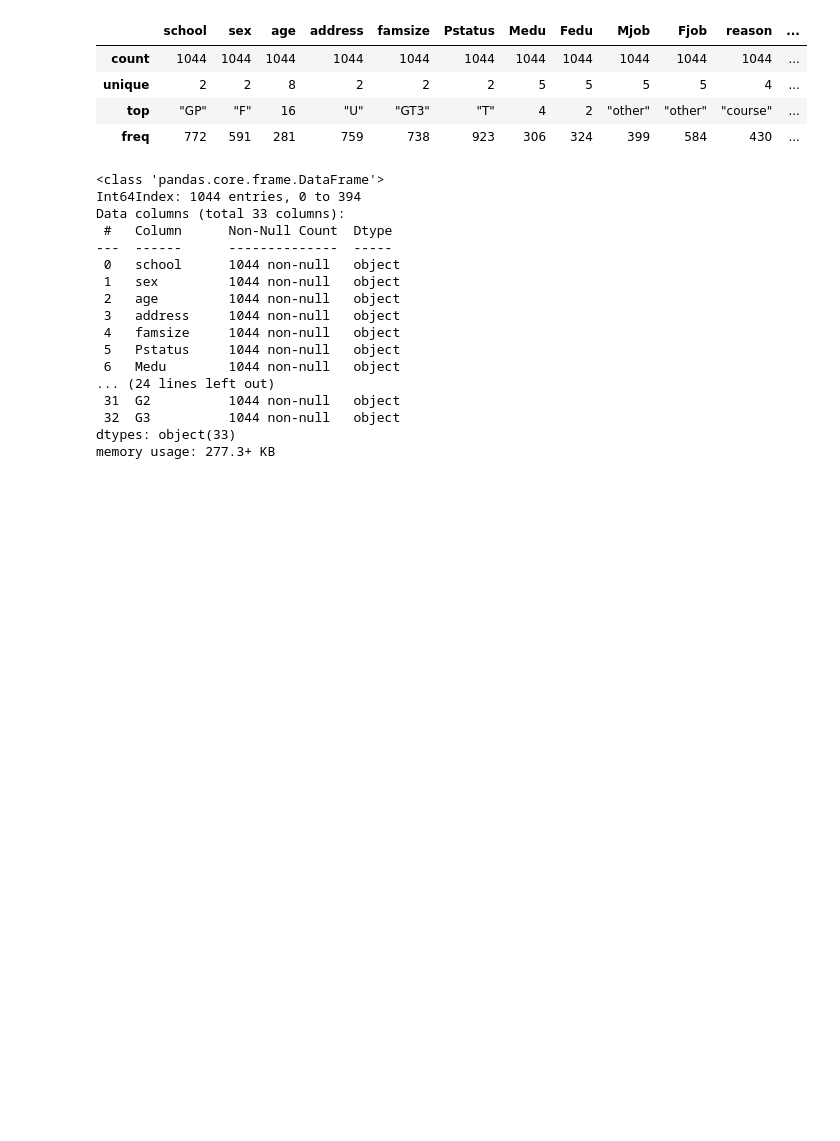
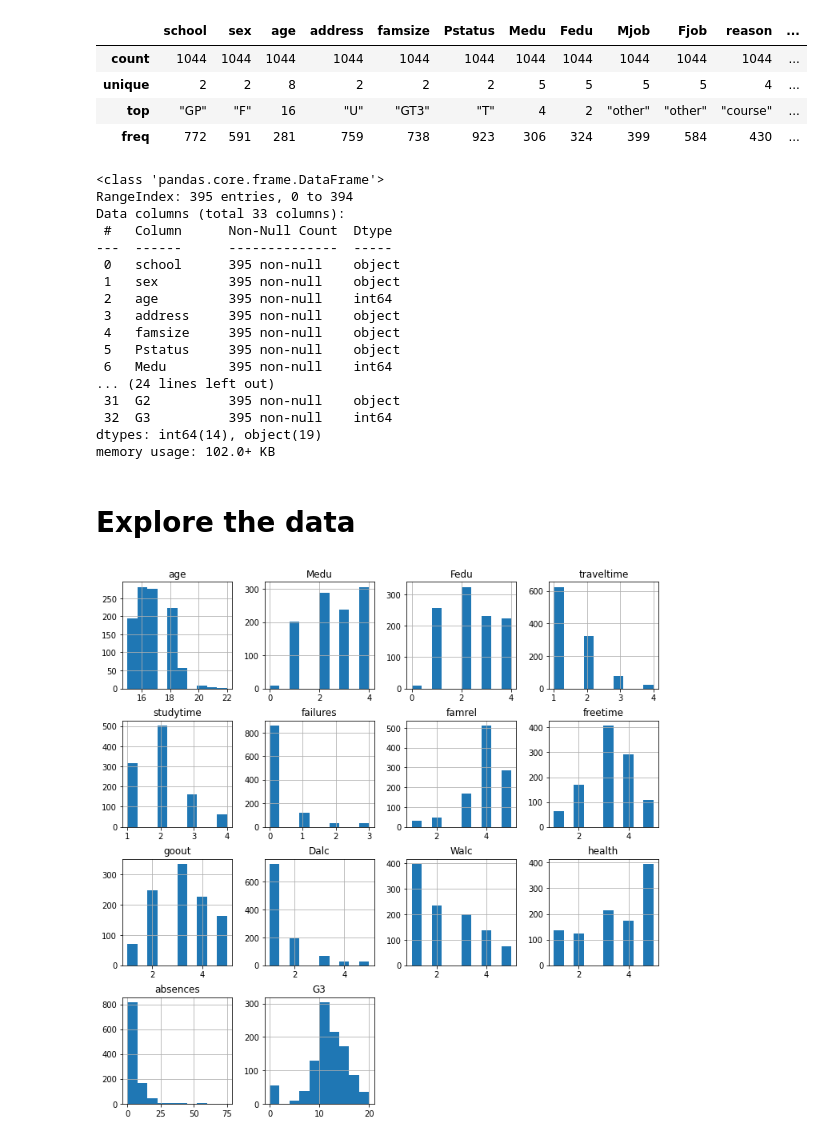
Before and after one commit to MShimer33/MachineLearningFinalProject, a Jupyter notebook: education.ipynb, the cells around one changed output. Cells and saved outputs as stored; diff of their text form; code cells hidden in the pictures; blank space fills up the shorter version.

Commit message:
Now preparing data

```diff
--- a/education.ipynb
+++ b/education.ipynb
@@ -115,0 +92,3 @@ data.head(20)
+# %%
+data = read_student_data('student.csv')
+data
@@ -125,19 +118,32 @@ data.describe()
 data.info()
 # %% [output]
 <class 'pandas.core.frame.DataFrame'>
-Int64Index: 1044 entries, 0 to 394
+RangeIndex: 395 entries, 0 to 394
 Data columns (total 33 columns):
  #   Column      Non-Null Count  Dtype
 ---  ------      --------------  -----
- 0   school      1044 non-null   object
- 1   sex         1044 non-null   object
- 2   age         1044 non-null   object
- 3   address     1044 non-null   object
- 4   famsize     1044 non-null   object
- 5   Pstatus     1044 non-null   object
- 6   Medu        1044 non-null   object
+ 0   school      395 non-null    object
+ 1   sex         395 non-null    object
+ 2   age         395 non-null    int64
+ 3   address     395 non-null    object
+ 4   famsize     395 non-null    object
+ 5   Pstatus     395 non-null    object
+ 6   Medu        395 non-null    int64
 ... (24 lines left out)
- 31  G2          1044 non-null   object
- 32  G3          1044 non-null   object
-dtypes: object(33)
-memory usage: 277.3+ KB
+ 31  G2          395 non-null    object
+ 32  G3          395 non-null    int64
+dtypes: int64(14), object(19)
+memory usage: 102.0+ KB
+# %% [markdown]
+Explore the data
+===
+# %%
+# Convert all objects that are numerical to type int
+for column in data.columns:
+    if(data[column][0][0] != '"'):
+        data[column] = data[column].astype(str).astype(int)
+# %%
+
+data.hist(figsize=(12, 12), bins=10);
+# %% [output]
+[figure, added]
```
Also changed, not shown: parts of 10 cells of this notebook, 1 other file.
